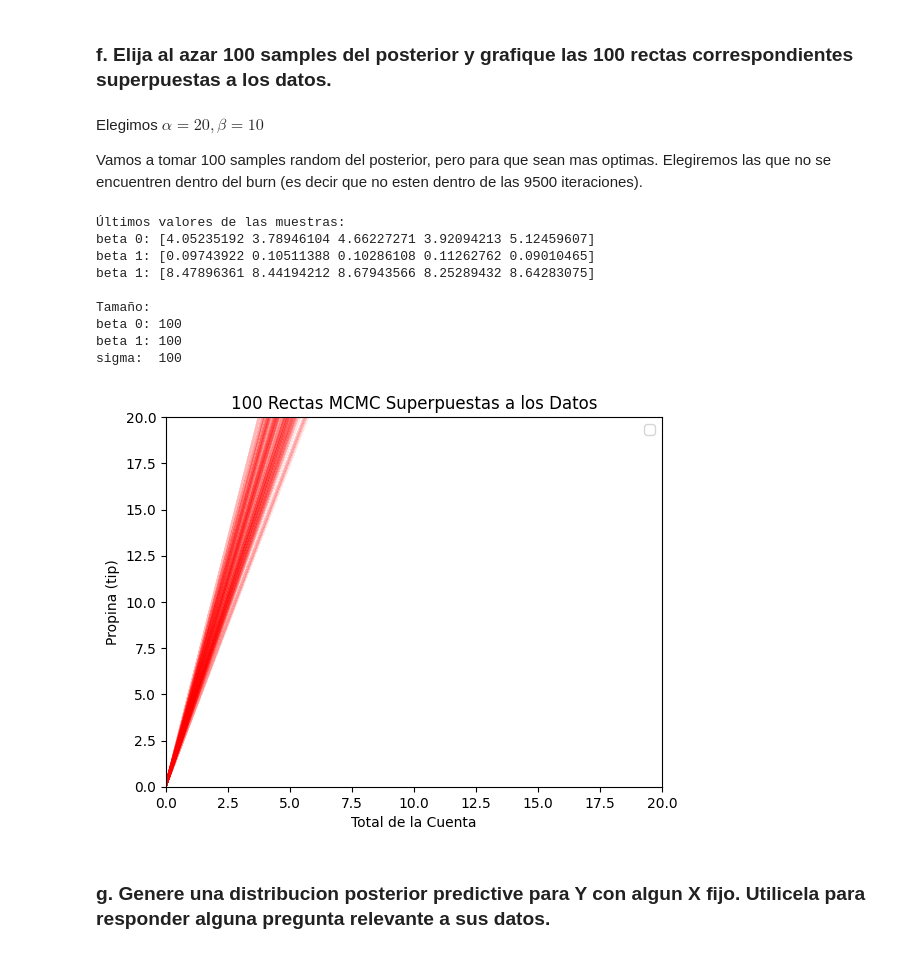
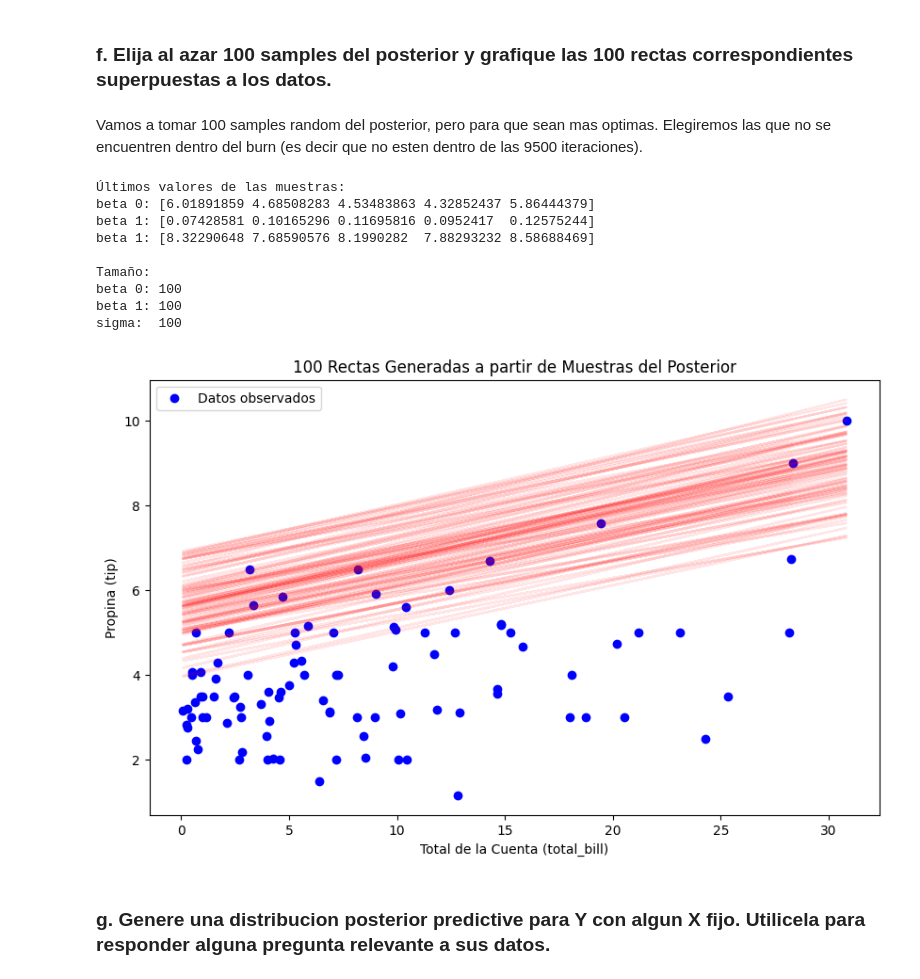
Before and after one commit to matias258/Estimacion_Bayesiana, a Jupyter notebook: Entregas/2/entrega2.ipynb, the cells around one changed output. Drawn from its saved outputs; the diff is of its cells as text; code cells hidden in the pictures.

```diff
--- a/Entregas/2/entrega2.ipynb
+++ b/Entregas/2/entrega2.ipynb
@@ -147,7 +151,7 @@ Entonces defino nuestras distribuciones de este modo:
 # %%
 # Priors para beta_0, beta_1, sigma
 def prior_beta_0(beta_0):
-    return norm.logpdf(beta_0, 0, 1)
+    return norm.logpdf(beta_0, 1, 1)
 
 def prior_beta_1(beta_1):
     return norm.logpdf(beta_1, 0.1, 0.01)
@@ -426,8 +430,6 @@ Pareciera ser que luego de alrededor de 9500 samples llegamos al estado de equil
 # %% [markdown]
 ### f. Elija al azar 100 samples del posterior y grafique las 100 rectas correspondientes superpuestas a los datos.
 # %% [markdown]
-Elegimos $\alpha = 20, \beta = 10$
-
 Vamos a tomar 100 samples random del posterior, pero para que sean mas optimas. Elegiremos las que no se encuentren dentro del burn (es decir que no esten dentro de las 9500 iteraciones).
 # %%
 """
@@ -469,37 +471,44 @@ print("beta 1:", len(muestras_beta_1))
 print("sigma: ", len(muestras_sigma))
 # %% [output]
 Últimos valores de las muestras:
-beta 0: [4.05235192 3.78946104 4.66227271 3.92094213 5.12459607]
-beta 1: [0.09743922 0.10511388 0.10286108 0.11262762 0.09010465]
-beta 1: [8.47896361 8.44194212 8.67943566 8.25289432 8.64283075]
+beta 0: [6.01891859 4.68508283 4.53483863 4.32852437 5.86444379]
+beta 1: [0.07428581 0.10165296 0.11695816 0.0952417  0.12575244]
+beta 1: [8.32290648 7.68590576 8.1990282  7.88293232 8.58688469]
 
 Tamaño:
 beta 0: 100
 beta 1: 100
 sigma:  100
 # %%
-# Generar las 100 rectas a partir de las muestras del posterior
+import numpy as np
+import matplotlib.pyplot as plt
 
-total_bill_observado = datos["total_bill"].values
+# Suponemos que ya tenemos las muestras tomadas del posterior
+# muestras_beta_0, muestras_beta_1, y muestras_sigma
+
+
+
+# Graficamos los datos observados
+plt.figure(figsize=(10, 6))
+plt.scatter(bills_hipotesis, tips_hipotesis, color='blue', label='Datos observados')
+
+# Generamos las 100 rectas a partir de las muestras del posterior
 for i in range(100):
     beta_0 = muestras_beta_0[i]
     beta_1 = muestras_beta_1[i]
-    sigma = muestras_sigma[i]
-    # Ecuación de la recta: tip = alpha * total_bill + beta
-    tip_predicho = beta_0 * total_bill_observado + beta_1
-    plt.plot(total_bill_observado, tip_predicho, color="red", alpha=0.1)  # Graficar cada recta con baja opacidad
 
+    # Generar la recta predicha: tip = beta_0 + beta_1 * total_bill
+    tip_predicho = beta_0 + beta_1 * bills_hipotesis
+    plt.plot(bills_hipotesis, tip_predicho, color='red', alpha=0.1)  # Baja opacidad para no saturar el gráfico
 
-plt.title("100 Rectas MCMC Superpuestas a los Datos")
-plt.xlim([0,20])
-plt.ylim([0,20])
-plt.xlabel("Total de la Cuenta")
-plt.ylabel("Propina (tip)")
-plt.plot(data = datos_filtrados)
+# Configuramos el gráfico
+plt.title('100 Rectas Generadas a partir de Muestras del Posterior')
+plt.xlabel('Total de la Cuenta (total_bill)')
+plt.ylabel('Propina (tip)')
 plt.legend()
 plt.show()
 # %% [output]
-[figure, old version]
+[figure, new version]
 # %% [markdown]
 ### g. Genere una distribucion posterior predictive para Y con algun X fijo. Utilicela para responder alguna pregunta relevante a sus datos.
 # %% [markdown]
```
Also changed, not shown: parts of 8 cells of this notebook.
